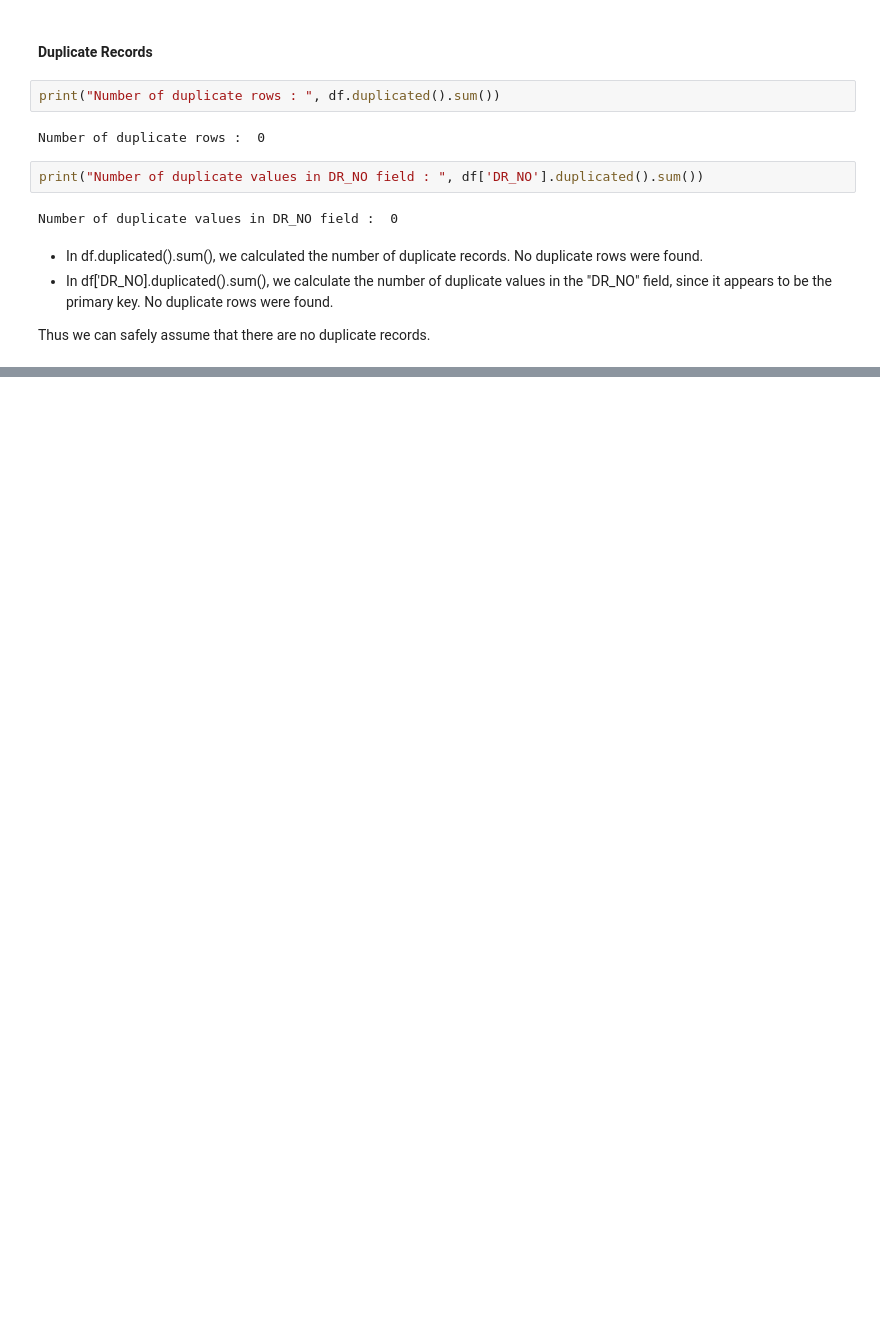
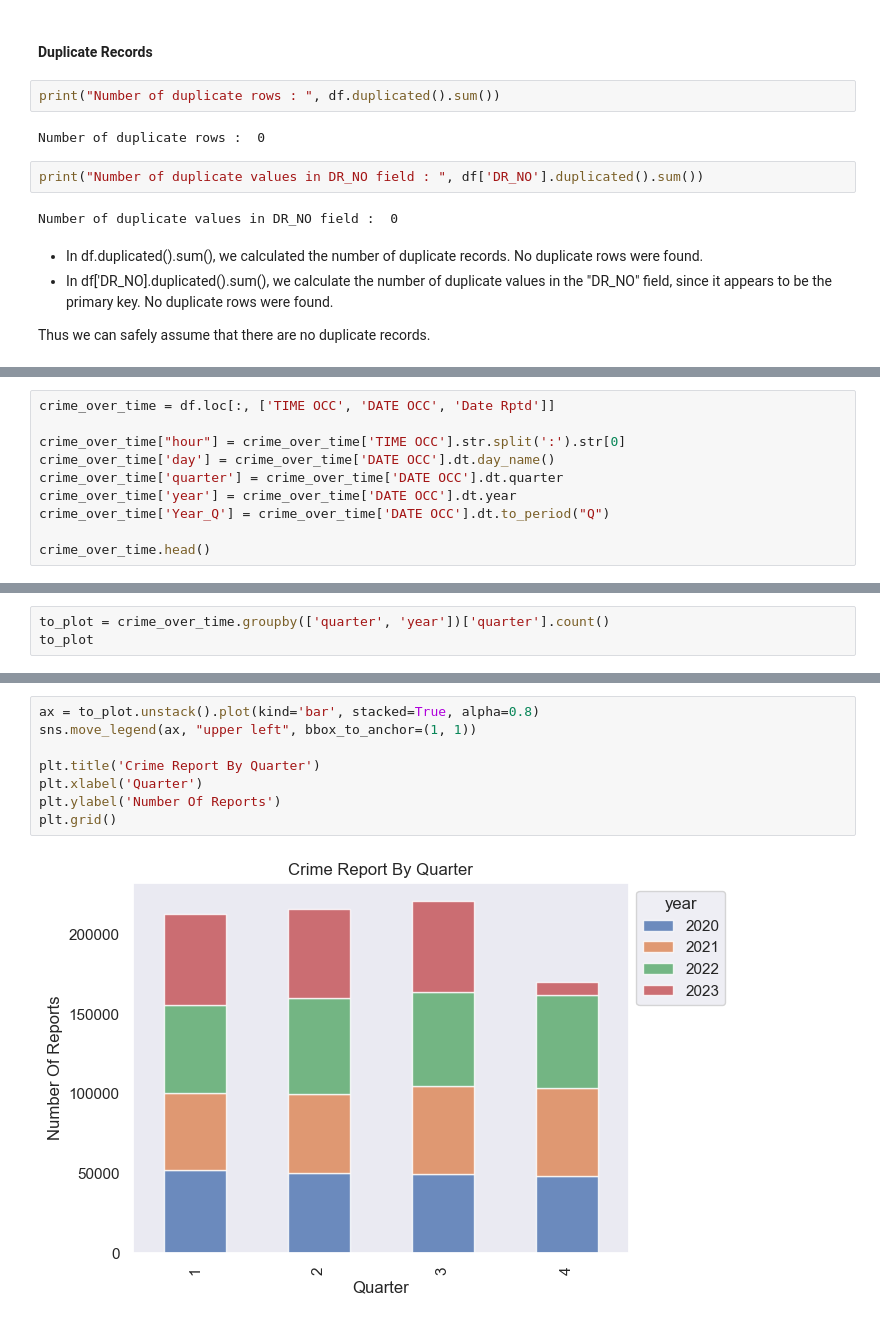
Before and after one commit to RishabhHM/Analyzing-Crime-In-LA, a Jupyter notebook: Crime_In_LA.ipynb, the cells around one changed output, grey strips where cells are left out. Cells and saved outputs as stored; diff of their text form; blank space fills up the shorter version.

```diff
--- a/Crime_In_LA.ipynb
+++ b/Crime_In_LA.ipynb
@@ -220,0 +299,10 @@ Thus we can safely assume that there are no duplicate records.
+# %%
+crime_over_time = df.loc[:, ['TIME OCC', 'DATE OCC', 'Date Rptd']]
+
+crime_over_time["hour"] = crime_over_time['TIME OCC'].str.split(':').str[0]
+crime_over_time['day'] = crime_over_time['DATE OCC'].dt.day_name()
+crime_over_time['quarter'] = crime_over_time['DATE OCC'].dt.quarter
+crime_over_time['year'] = crime_over_time['DATE OCC'].dt.year
+crime_over_time['Year_Q'] = crime_over_time['DATE OCC'].dt.to_period("Q")
+
+crime_over_time.head()
@@ -220,0 +316,3 @@ Thus we can safely assume that there are no duplicate records.
+# %%
+to_plot = crime_over_time.groupby(['quarter', 'year'])['quarter'].count()
+to_plot
@@ -220,0 +338,10 @@ Thus we can safely assume that there are no duplicate records.
+# %%
+ax = to_plot.unstack().plot(kind='bar', stacked=True, alpha=0.8)
+sns.move_legend(ax, "upper left", bbox_to_anchor=(1, 1))
+
+plt.title('Crime Report By Quarter')
+plt.xlabel('Quarter')
+plt.ylabel('Number Of Reports')
+plt.grid()
+# %% [output]
+[figure, added]
```
Also changed, not shown: parts of 19 cells of this notebook.
